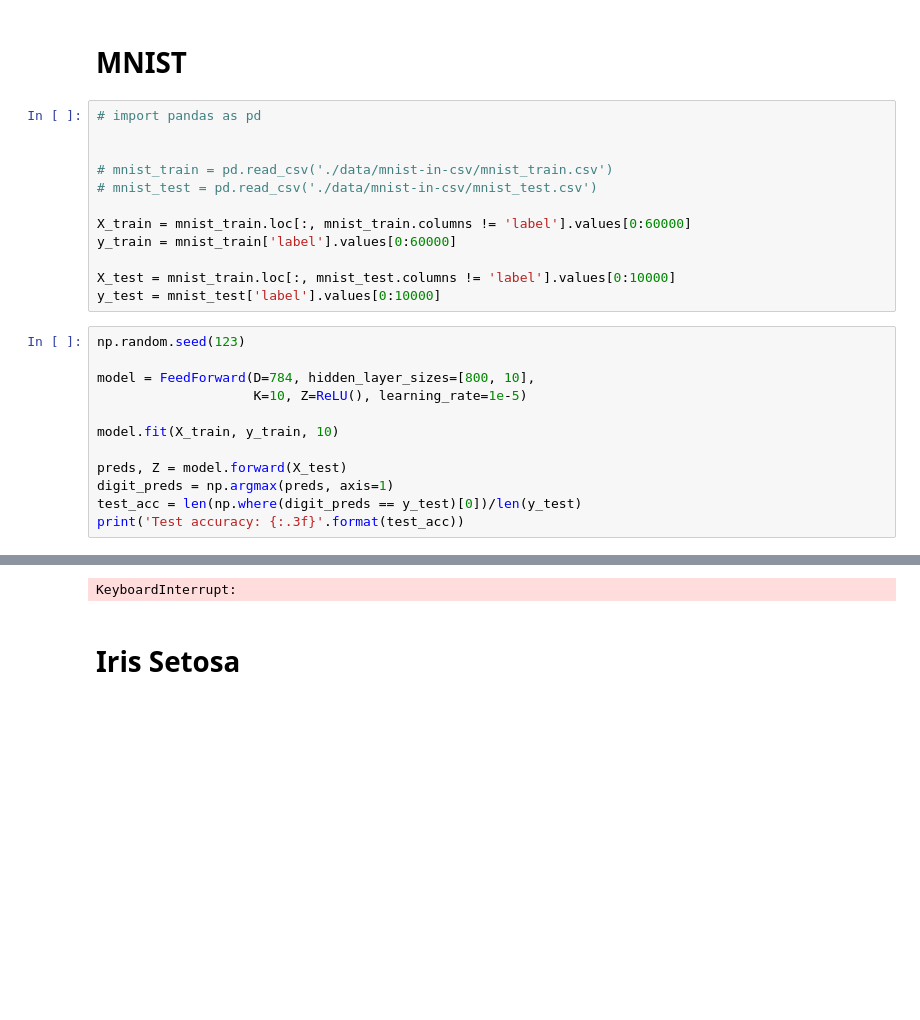
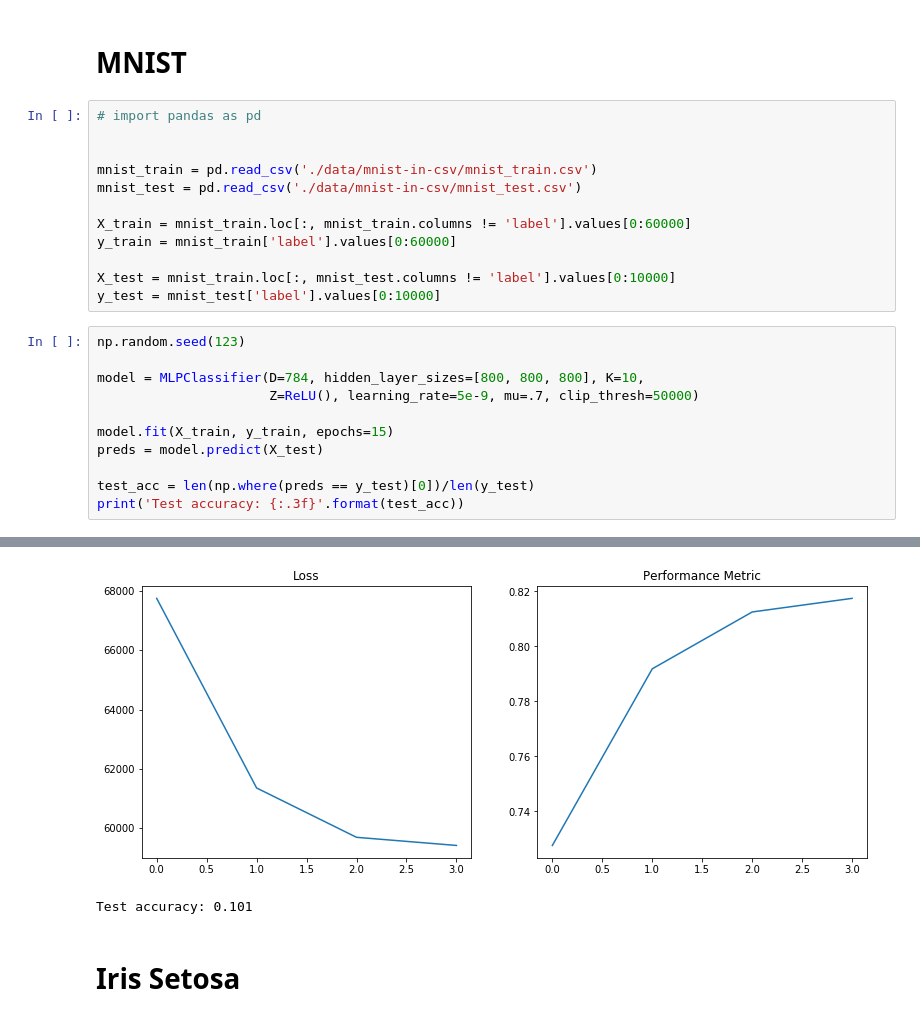
Before and after one commit to jackblandin/research, a Jupyter notebook: experiments/nn/mlp.ipynb, the cells around one changed output, grey strips where cells are left out. Cells and saved outputs as stored; diff of their text form; blank space fills up the shorter version.

```diff
--- a/experiments/nn/mlp.ipynb
+++ b/experiments/nn/mlp.ipynb
@@ -1215,8 +1322,8 @@ NameError: name 'create_data' is not defined
 # import pandas as pd
 
 
-# mnist_train = pd.read_csv('./data/mnist-in-csv/mnist_train.csv')
-# mnist_test = pd.read_csv('./data/mnist-in-csv/mnist_test.csv')
+mnist_train = pd.read_csv('./data/mnist-in-csv/mnist_train.csv')
+mnist_test = pd.read_csv('./data/mnist-in-csv/mnist_test.csv')
 
 X_train = mnist_train.loc[:, mnist_train.columns != 'label'].values[0:60000]
 y_train = mnist_train['label'].values[0:60000]
@@ -1226,13 +1333,12 @@ y_test = mnist_test['label'].values[0:10000]
 # %%
 np.random.seed(123)
 
-model = FeedForward(D=784, hidden_layer_sizes=[800, 10],
-                    K=10, Z=ReLU(), learning_rate=1e-5)
+model = MLPClassifier(D=784, hidden_layer_sizes=[800, 800, 800], K=10,
+                      Z=ReLU(), learning_rate=5e-9, mu=.7, clip_thresh=50000)
 
-model.fit(X_train, y_train, 10)
+model.fit(X_train, y_train, epochs=15)
+preds = model.predict(X_test)
 
-preds, Z = model.forward(X_test)
-digit_preds = np.argmax(preds, axis=1)
-test_acc = len(np.where(digit_preds == y_test)[0])/len(y_test)
+test_acc = len(np.where(preds == y_test)[0])/len(y_test)
 print('Test accuracy: {:.3f}'.format(test_acc))
 # %% [output]
@@ -1240,4 +1350,5 @@ epoch: 0 cost: nan classification_rate: 0.09868333333333333
+[figure, added]
-KeyboardInterrupt:
+Test accuracy: 0.101
 # %% [markdown]
 # Iris Setosa
 # %%
```
Also changed, not shown: parts of 13 cells of this notebook, 1 other file.
